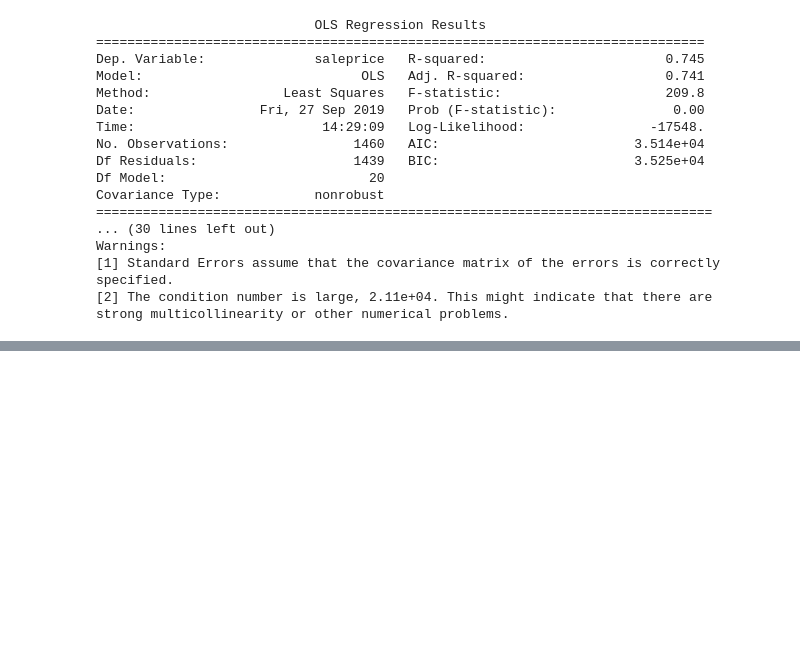
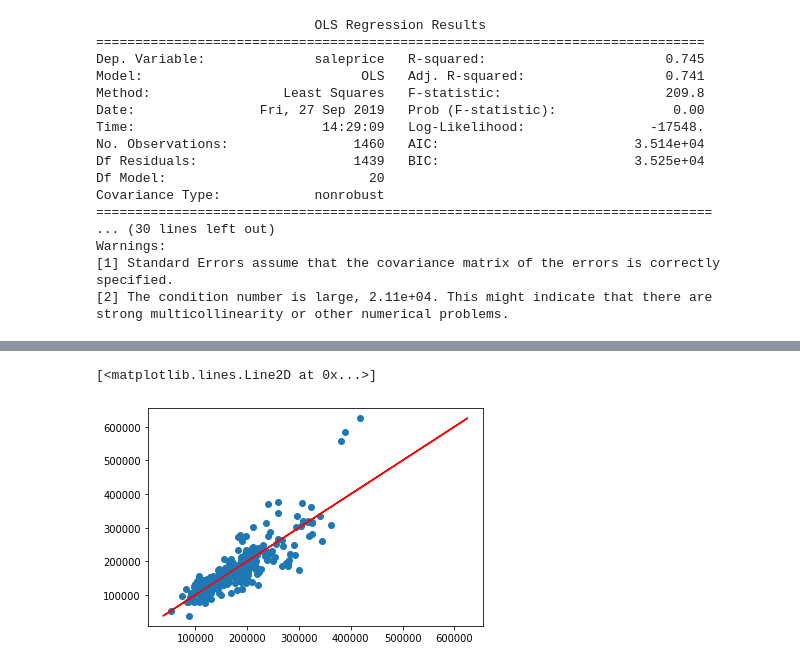
Before and after one commit to sw299/Thinkful_projects, a Jupyter notebook: simple_linear_regression_with_ols_house_price.ipynb, the cells around one changed output, grey strips where cells are left out. Cells and saved outputs as stored; diff of their text form; code cells hidden in the pictures; blank space fills up the shorter version.

```diff
--- a/simple_linear_regression_with_ols_house_price.ipynb
+++ b/simple_linear_regression_with_ols_house_price.ipynb
@@ -320,3 +320,35 @@ strong multicollinearity or other numerical problems.
 # the r-saured is 0.741, F-s is 2093.8 and prob is 0, AIC is 3.514e+04, and BIC is 3.525e+04
 
 # the only significant different between model 1 and model2 is F-s, so model2 seems works better
+# %%
+import matplotlib.pyplot as plt
+import numpy as np
+import pandas as pd
+from sklearn.linear_model import LinearRegression
+from sklearn.model_selection import train_test_split
+from sklearn.metrics import mean_absolute_error
+import statsmodels.api as sm
+from statsmodels.tools.eval_measures import mse, rmse
+from sqlalchemy import create_engine
+
+
+target1 = df_final['saleprice']
+features1 = df_final[['overallcond', 'grlivarea', 'BrDale', 'BrkSide', 'Edwards', 'IDOTRR', 'MeadowV',
+       'Mitchel', 'NAmes', 'NPkVill', 'NWAmes', 'NoRidge', 'NridgHt',
+       'OldTown', 'SWISU', 'Sawyer', 'Somerst', 'StoneBr', 'Timber',
+       'Veenker']]
+
+features_train, features_test,target_train, target_test = train_test_split(features1, target1, test_size=0.2, random_state=123)
+print(target_train.shape[0])
+print(target_test.shape[0])
+features_train = sm.add_constant(features_train)
+results = sm.OLS(target_train, features_train).fit()
+
+features_test = sm.add_constant(features_test)
+predictions = results.predict(features_test)
+print(results.summary())
+
+print(mean_absolute_error(target_test, predictions))
+print(mse(target_test, predictions))
+print(rmse(target_test, predictions))
+print(np.mean(np.abs((predictions-target_test)/target_test)))
@@ -322,0 +373,6 @@ strong multicollinearity or other numerical problems.
+# %%
+plt.scatter(predictions, target_test)
+plt.plot(target_test, target_test, c='r')
+# %% [output]
+[<matplotlib.lines.Line2D at 0x...>]
+[figure, added]
```
Also changed, not shown: parts of 4 cells of this notebook.
